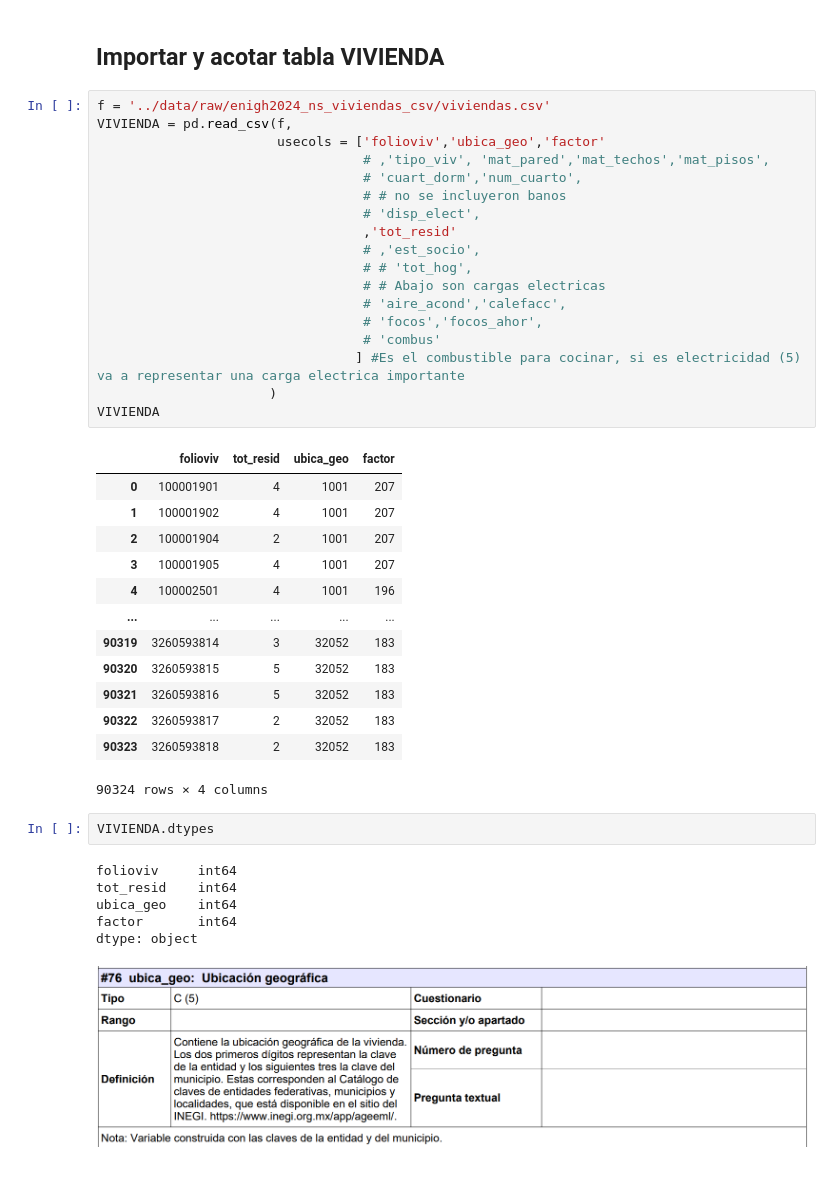
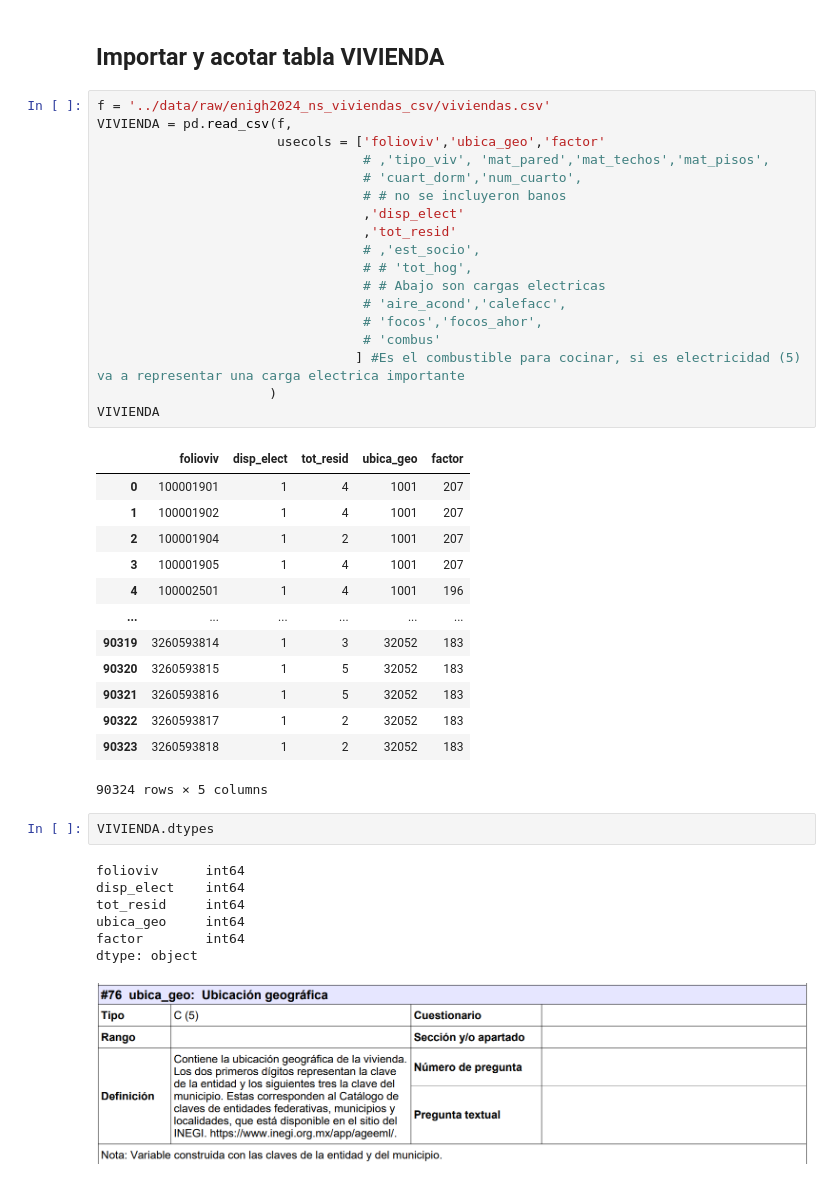
Before and after one commit to Maresromo/INEGI, a Jupyter notebook: ENIGH/notebooks/005_consumo_kWh_Campeche.ipynb, the cells around one changed output. Saved outputs shown, nothing was run; the diff lists cells and outputs as text.

```diff
--- a/ENIGH/notebooks/005_consumo_kWh_Campeche.ipynb
+++ b/ENIGH/notebooks/005_consumo_kWh_Campeche.ipynb
@@ -269,42 +269,43 @@ No se pueden correlacionar directamente a nivel de individuo o de hogar, porque
 # %%
 f = '../data/raw/enigh2024_ns_viviendas_csv/viviendas.csv'
 VIVIENDA = pd.read_csv(f,
                        usecols = ['folioviv','ubica_geo','factor'
                                   # ,'tipo_viv', 'mat_pared','mat_techos','mat_pisos',
                                   # 'cuart_dorm','num_cuarto',
                                   # # no se incluyeron banos
-                                  # 'disp_elect',
+                                  ,'disp_elect'
                                   ,'tot_resid'
                                   # ,'est_socio',
                                   # # 'tot_hog',
                                   # # Abajo son cargas electricas
                                   # 'aire_acond','calefacc',
                                   # 'focos','focos_ahor',
                                   # 'combus'
                                  ] #Es el combustible para cocinar, si es electricidad (5) va a representar una carga electrica importante
                       )
 VIVIENDA
 # %% [output]
-|  | folioviv | tot_resid | ubica_geo | factor |
-| 0 | 100001901 | 4 | 1001 | 207 |
-| 1 | 100001902 | 4 | 1001 | 207 |
-| 2 | 100001904 | 2 | 1001 | 207 |
-| 3 | 100001905 | 4 | 1001 | 207 |
-| 4 | 100002501 | 4 | 1001 | 196 |
-| ... | ... | ... | ... | ... |
-| 90319 | 3260593814 | 3 | 32052 | 183 |
-| 90320 | 3260593815 | 5 | 32052 | 183 |
-| 90321 | 3260593816 | 5 | 32052 | 183 |
-| 90322 | 3260593817 | 2 | 32052 | 183 |
-| 90323 | 3260593818 | 2 | 32052 | 183 |
+|  | folioviv | disp_elect | tot_resid | ubica_geo | factor |
+| 0 | 100001901 | 1 | 4 | 1001 | 207 |
+| 1 | 100001902 | 1 | 4 | 1001 | 207 |
+| 2 | 100001904 | 1 | 2 | 1001 | 207 |
+| 3 | 100001905 | 1 | 4 | 1001 | 207 |
+| 4 | 100002501 | 1 | 4 | 1001 | 196 |
+| ... | ... | ... | ... | ... | ... |
+| 90319 | 3260593814 | 1 | 3 | 32052 | 183 |
+| 90320 | 3260593815 | 1 | 5 | 32052 | 183 |
+| 90321 | 3260593816 | 1 | 5 | 32052 | 183 |
+| 90322 | 3260593817 | 1 | 2 | 32052 | 183 |
+| 90323 | 3260593818 | 1 | 2 | 32052 | 183 |
-90324 rows × 4 columns
+90324 rows × 5 columns
 # %%
 VIVIENDA.dtypes
 # %% [output]
-folioviv     int64
-tot_resid    int64
-ubica_geo    int64
-factor       int64
+folioviv      int64
+disp_elect    int64
+tot_resid     int64
+ubica_geo     int64
+factor        int64
 dtype: object
 # %% [markdown]
 ![image.png](attachment:9a5465bc-5ca8-4311-a15e-43e8bf0eb19c.png)
```
Also changed, not shown: parts of 40 cells of this notebook, 3 other files.
